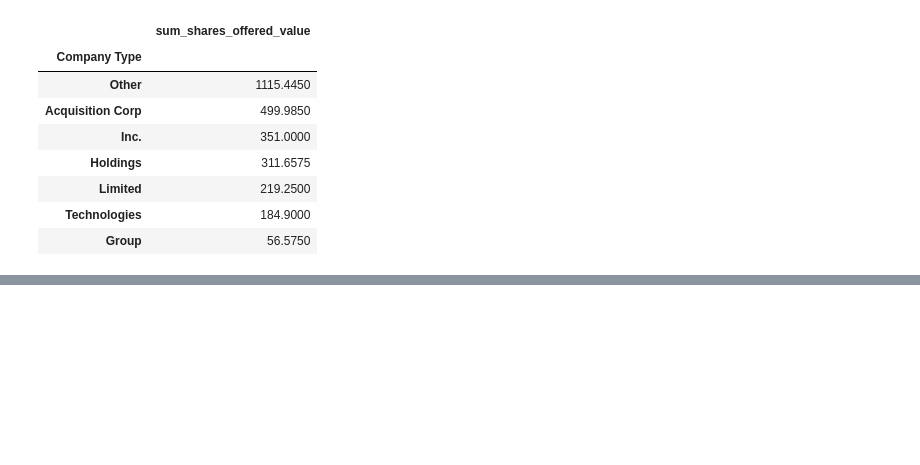
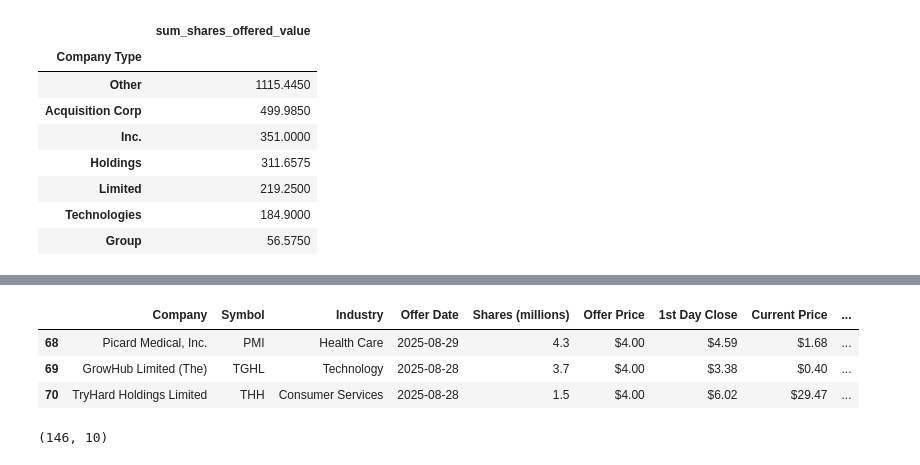
Before and after one commit to romadvincula/learn, a Jupyter notebook: dtc/stock-market-analytics-zoomcamp-2026/02-dataframe-analysis/homework2_answered.ipynb, the cells around one changed output, grey strips where cells are left out. Saved outputs shown, nothing was run; the diff lists cells and outputs as text; code cells hidden in the pictures; blank space fills up the shorter version.

```diff
--- a/dtc/stock-market-analytics-zoomcamp-2026/02-dataframe-analysis/homework2_answered.ipynb
+++ b/dtc/stock-market-analytics-zoomcamp-2026/02-dataframe-analysis/homework2_answered.ipynb
@@ -166,0 +209,13 @@ Answer: The class 'Acquisition Corp' has the highest total value of withdrawals
+# %%
+# filter to only before sep 1 2025 offer date and remove those with 0% return
+filtered_df = ipos25[(ipos25["Offer Date"] < "2025-09-01") & (ipos25["Return"] != 0)]
+# filtered_df = ipos25[ipos25["Offer Date"] < "2025-09-01"]
+# filtered_df = filtered_df[filtered_df["Return"] != 0.0]
+display(filtered_df.head(3))
+display(filtered_df.shape)
+# %% [output]
+|  | Company | Symbol | Industry | Offer Date | Shares (millions) | Offer Price | 1st Day Close | Current Price | ... |
+| 68 | Picard Medical, Inc. | PMI | Health Care | 2025-08-29 | 4.3 | $4.00 | $4.59 | $1.68 | ... |
+| 69 | GrowHub Limited (The) | TGHL | Technology | 2025-08-28 | 3.7 | $4.00 | $3.38 | $0.40 | ... |
+| 70 | TryHard Holdings Limited | THH | Consumer Services | 2025-08-28 | 1.5 | $4.00 | $6.02 | $29.47 | ... |
+(146, 10)
```
Also changed, not shown: parts of 8 cells of this notebook.
